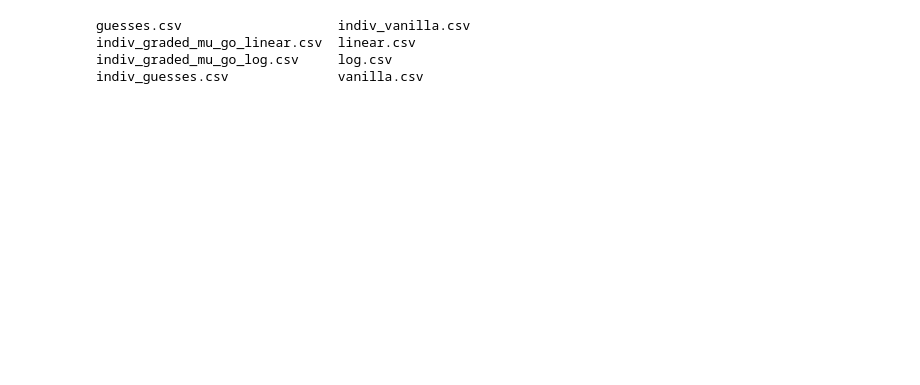
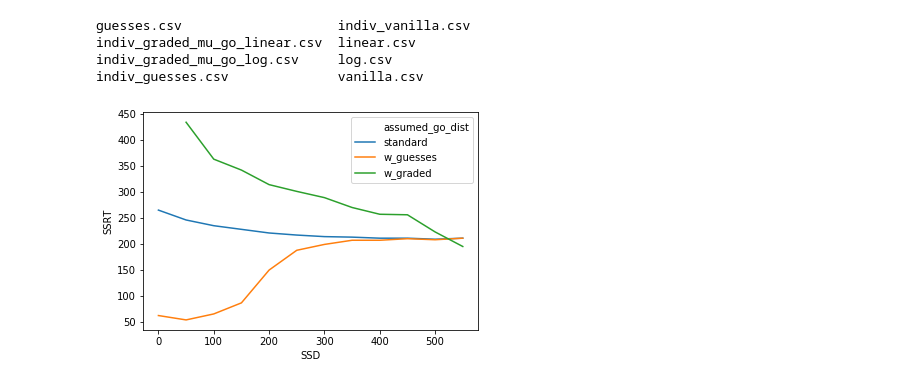
Before and after one commit to henrymj/ABCD_simulations, a Jupyter notebook: visualize_SSRTs_by_SSD.ipynb, the cells around one changed output. Cells and saved outputs as stored; diff of their text form; code cells hidden in the pictures; blank space fills up the shorter version.

Commit message:
include all SSRT metrics in output

```diff
--- a/visualize_SSRTs_by_SSD.ipynb
+++ b/visualize_SSRTs_by_SSD.ipynb
@@ -10,3 +13,11 @@ guesses.csv                    indiv_vanilla.csv
 indiv_graded_mu_go_linear.csv  linear.csv
 indiv_graded_mu_go_log.csv     log.csv
 indiv_guesses.csv              vanilla.csv
+# %%
+example_data = pd.read_csv('ssrt_metrics/indiv_guesses.csv', index_col=0)
+example_data.columns = example_data.columns.str.replace('SSRT_', '')
+melt_df = pd.melt(example_data, id_vars=['SSD'], value_vars=['standard','w_guesses','w_graded'], var_name = 'assumed_go_dist', value_name='SSRT')
+# %%
+_ = sns.lineplot(x='SSD', y='SSRT', hue='assumed_go_dist', data=melt_df)
+# %% [output]
+[figure, added]
```
Also changed, not shown: parts of 22 cells of this notebook, 3 other files.
